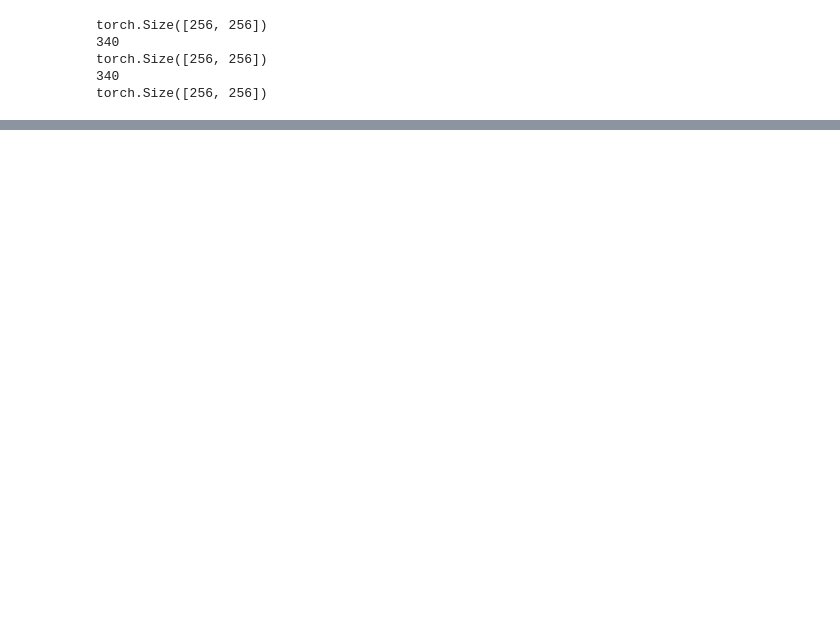
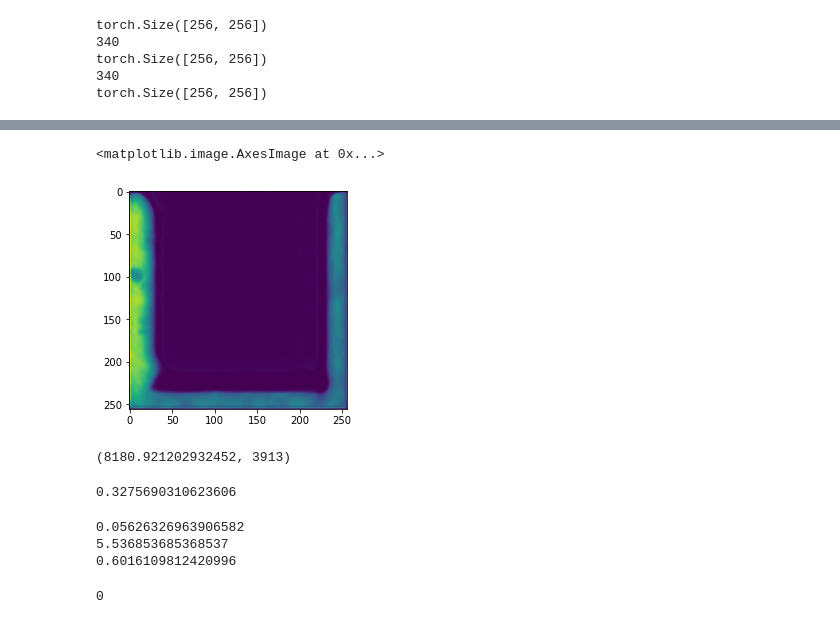
Before and after one commit to aidotse/Team-Yenomze, a Jupyter notebook: TestNotebook.ipynb, the cells around one changed output, grey strips where cells are left out. Drawn from its saved outputs; the diff is of its cells as text; code cells hidden in the pictures; blank space fills up the shorter version.

```diff
--- a/TestNotebook.ipynb
+++ b/TestNotebook.ipynb
@@ -161,0 +252,13 @@ plt.imshow(img)
+# %%
+plt.imshow(smt[2][50])
+# %% [output]
+<matplotlib.image.AxesImage at 0x...>
+[figure, added]
+# %%
+smt[1][~np.isnan(smt[1])].max(), img.max()
+# %% [output]
+(8180.921202932452, 3913)
+# %%
+np.mean(np.power(np.log(smt[1][:1800,:1800])-np.log(img[:1800,:1800]), 2))
+# %% [output]
+0.3275690310623606
@@ -161,0 +291,12 @@ plt.imshow(img)
+# %%
+print(a.min())
+print(a.max())
+print(a.mean())
+# %% [output]
+0.05626326963906582
+5.536853685368537
+0.6016109812420996
+# %%
+len(a[a>5])
+# %% [output]
+0
```
Also changed, not shown: parts of 29 cells of this notebook, 4 other files.
